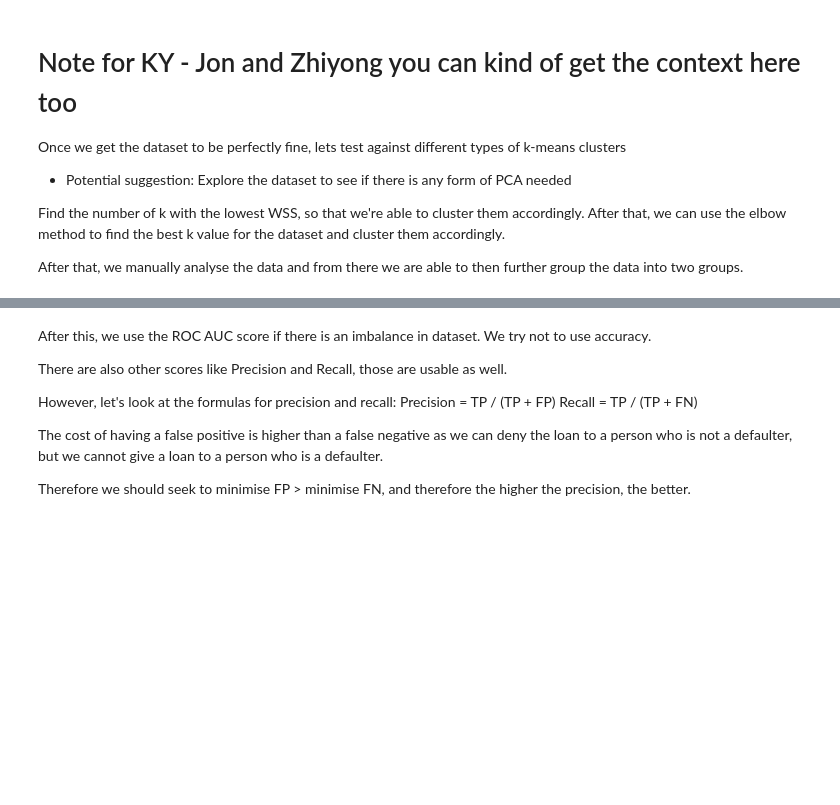
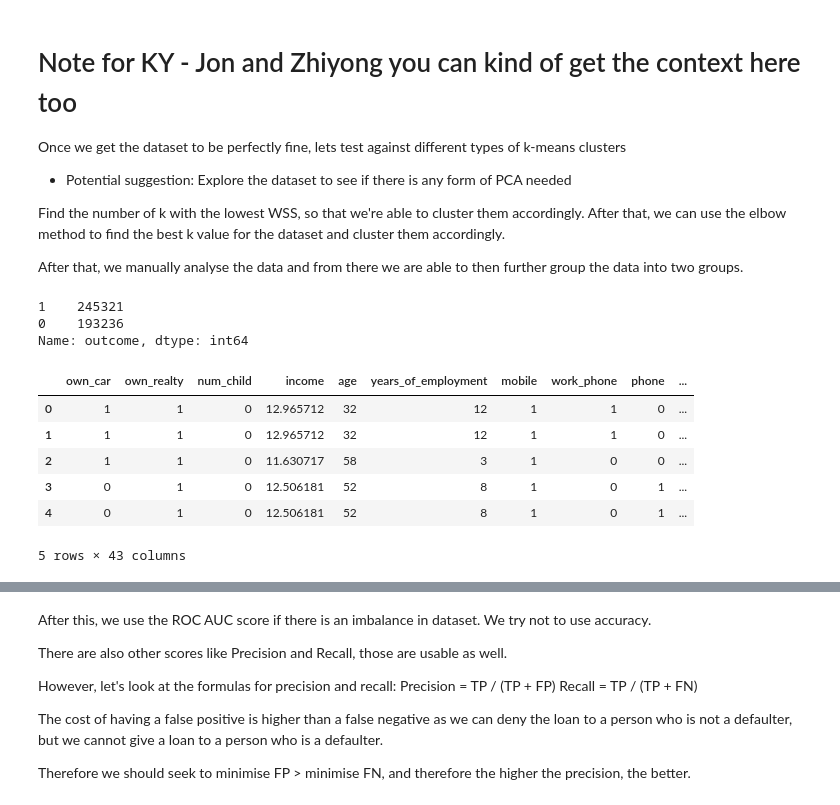
Before and after one commit to kwangyy/credit-card-approval, a Jupyter notebook: train.ipynb, the cells around one changed output, grey strips where cells are left out. Saved outputs shown, nothing was run; the diff lists cells and outputs as text; code cells hidden in the pictures; blank space fills up the shorter version.

```diff
--- a/train.ipynb
+++ b/train.ipynb
@@ -13,8 +12,22 @@ After that, we can use the elbow method to find the best k value for the dataset
 
 After that, we manually analyse the data and from there we are able to then further group the data into two groups.
 # %%
-app = pd.read_csv("application_with_outcome.csv")
+app = pd.read_csv("application_with_outcome.csv", index_col='Unnamed: 0')
 
 # Check if the data is balanced or not, if it is not we will have to do something to it
-#app['insert_column_here'].value_counts()StandardScaler().fit(app)app_scaled = StandardScaler.transform(app)
+app['outcome'].value_counts()
+# %% [output]
+1    245321
+0    193236
+Name: outcome, dtype: int64
+# %%
+app.head()
+# %% [output]
+|  | own_car | own_realty | num_child | income | age | years_of_employment | mobile | work_phone | phone | ... |
+| 0 | 1 | 1 | 0 | 12.965712 | 32 | 12 | 1 | 1 | 0 | ... |
+| 1 | 1 | 1 | 0 | 12.965712 | 32 | 12 | 1 | 1 | 0 | ... |
+| 2 | 1 | 1 | 0 | 11.630717 | 58 | 3 | 1 | 0 | 0 | ... |
+| 3 | 0 | 1 | 0 | 12.506181 | 52 | 8 | 1 | 0 | 1 | ... |
+| 4 | 0 | 1 | 0 | 12.506181 | 52 | 8 | 1 | 0 | 1 | ... |
+5 rows × 43 columns
 # %%
```
Also changed, not shown: parts of 8 cells of this notebook.
